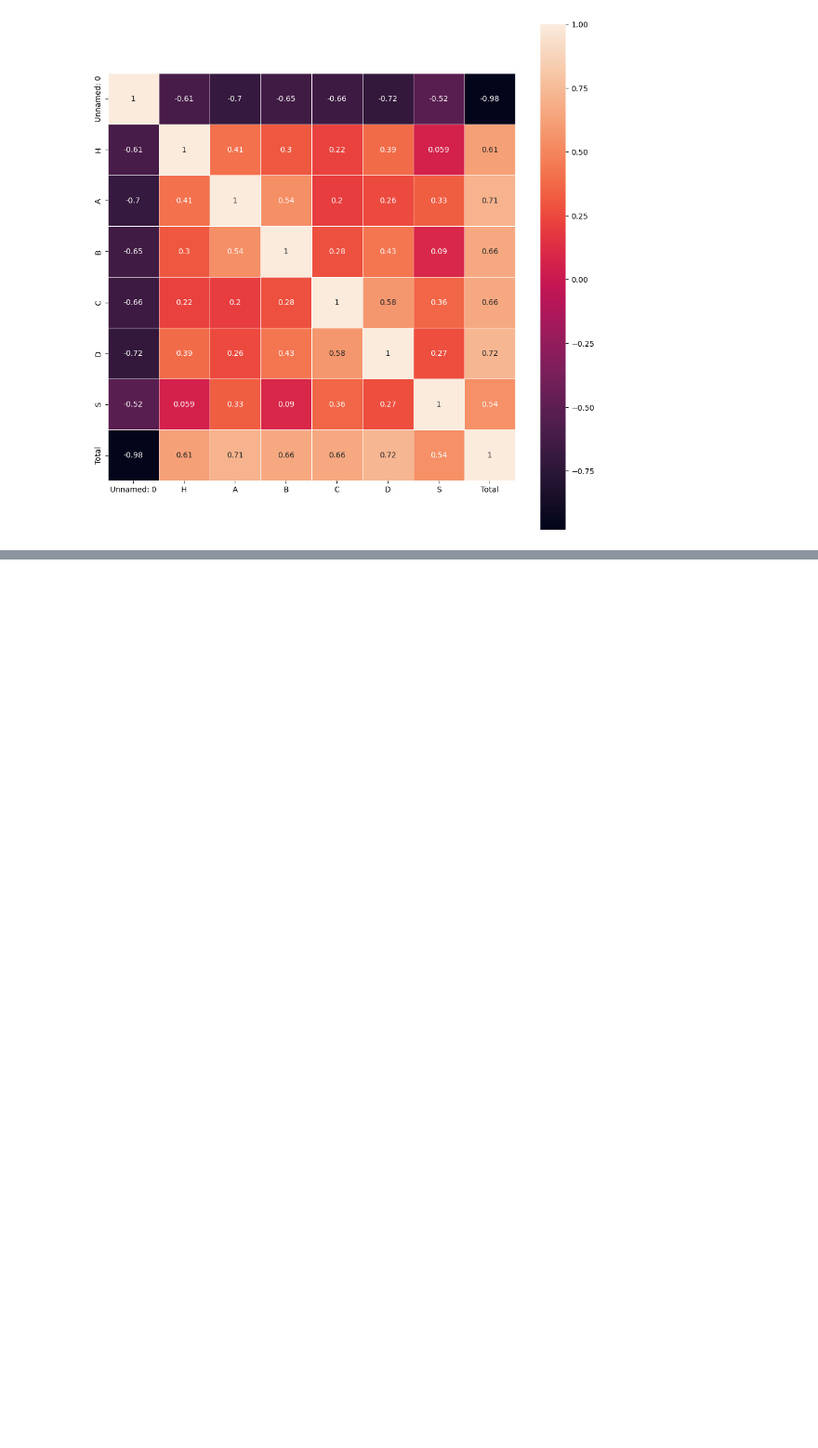
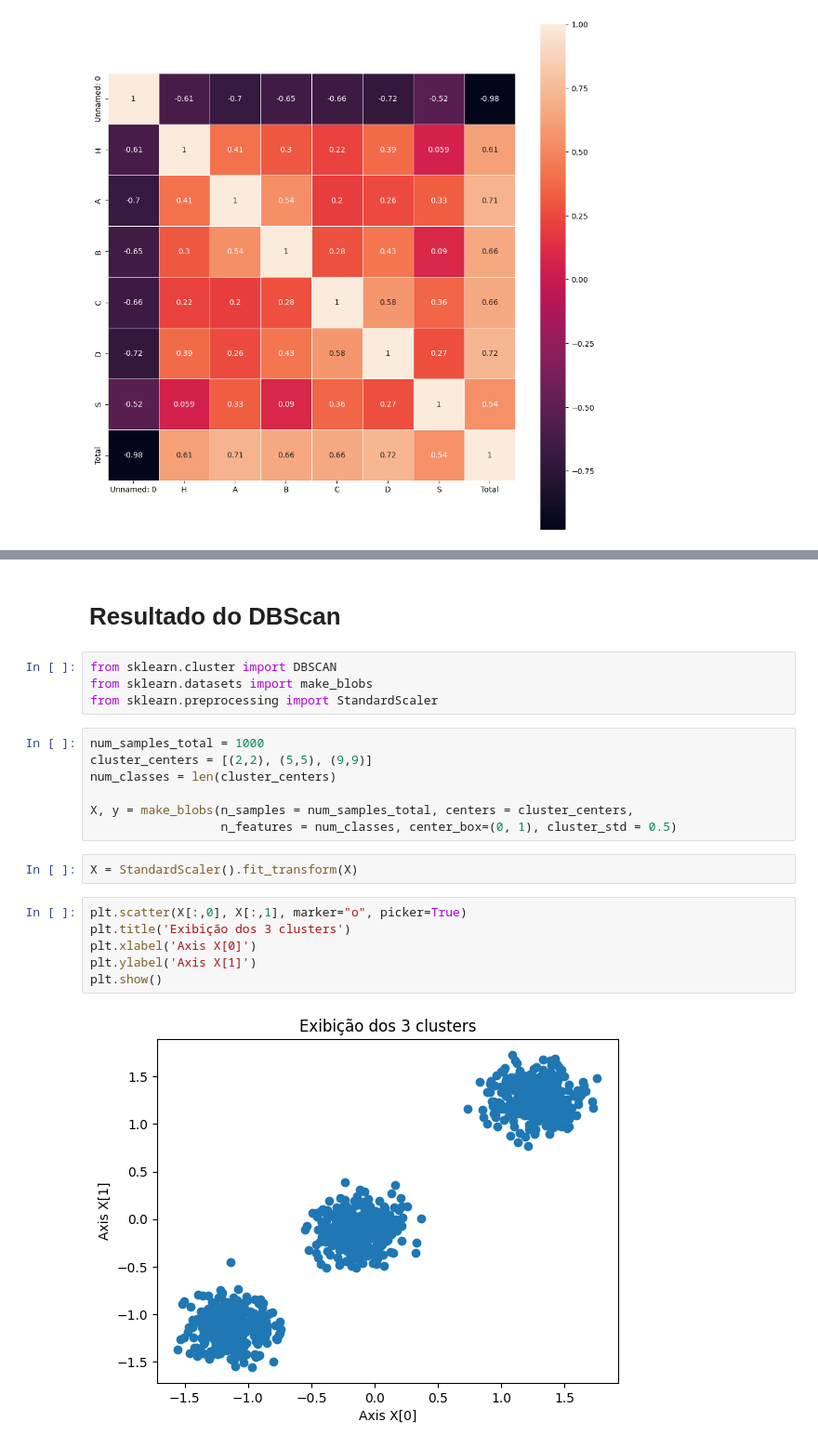
Before and after one commit to JuniorDocio/ValidacaoDeCrusterizacao, a Jupyter notebook: Validacao_De_Modelos_De_Clusterizacao.ipynb, the cells around one changed output, grey strips where cells are left out. Shown at 93% size. Saved outputs shown, nothing was run; the diff lists cells and outputs as text; blank space fills up the shorter version.

```diff
--- a/Validacao_De_Modelos_De_Clusterizacao.ipynb
+++ b/Validacao_De_Modelos_De_Clusterizacao.ipynb
@@ -135,0 +267,23 @@ sb.heatmap(corr, square=True, linewidths=.5, annot=True)
+# %% [markdown]
+# Resultado do DBScan
+# %%
+from sklearn.cluster import DBSCAN
+from sklearn.datasets import make_blobs
+from sklearn.preprocessing import StandardScaler
+# %%
+num_samples_total = 1000
+cluster_centers = [(2,2), (5,5), (9,9)]
+num_classes = len(cluster_centers)
+
+X, y = make_blobs(n_samples = num_samples_total, centers = cluster_centers,
+                  n_features = num_classes, center_box=(0, 1), cluster_std = 0.5)
+# %%
+X = StandardScaler().fit_transform(X)
+# %%
+plt.scatter(X[:,0], X[:,1], marker="o", picker=True)
+plt.title('Exibição dos 3 clusters')
+plt.xlabel('Axis X[0]')
+plt.ylabel('Axis X[1]')
+plt.show()
+# %% [output]
+[figure, added]
```
Also changed, not shown: parts of 31 cells of this notebook.
